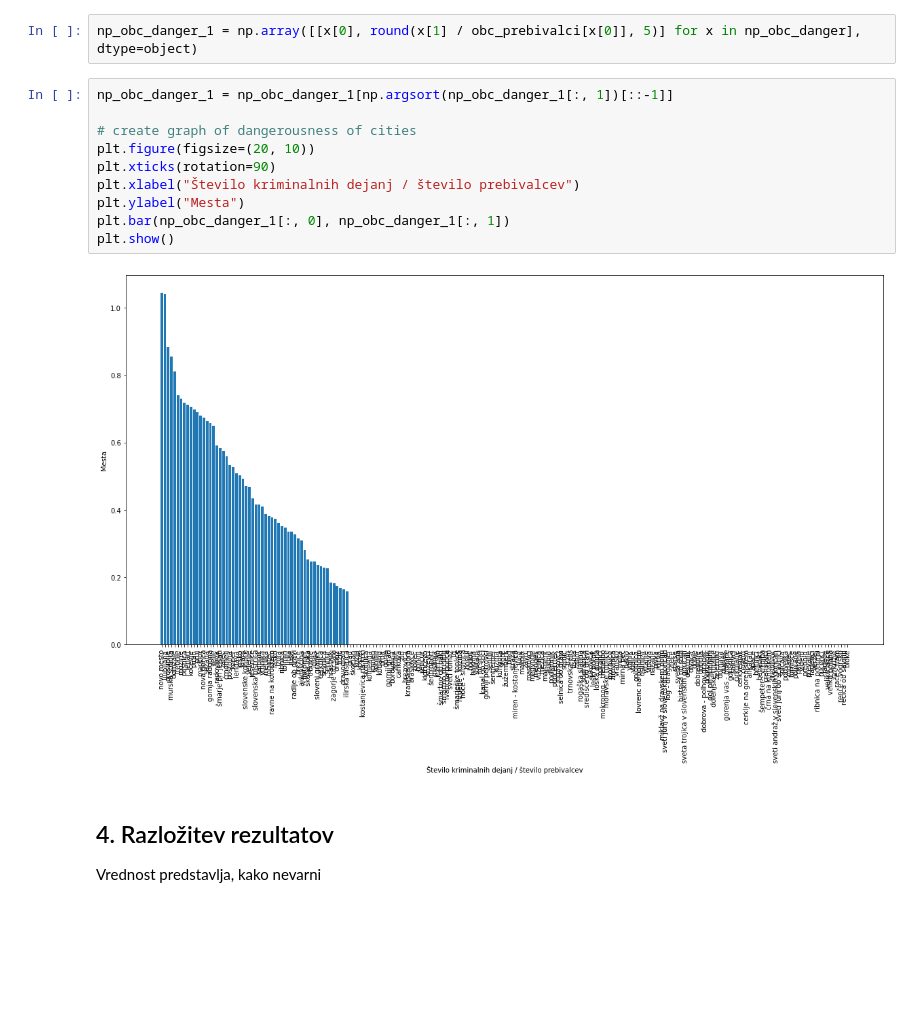
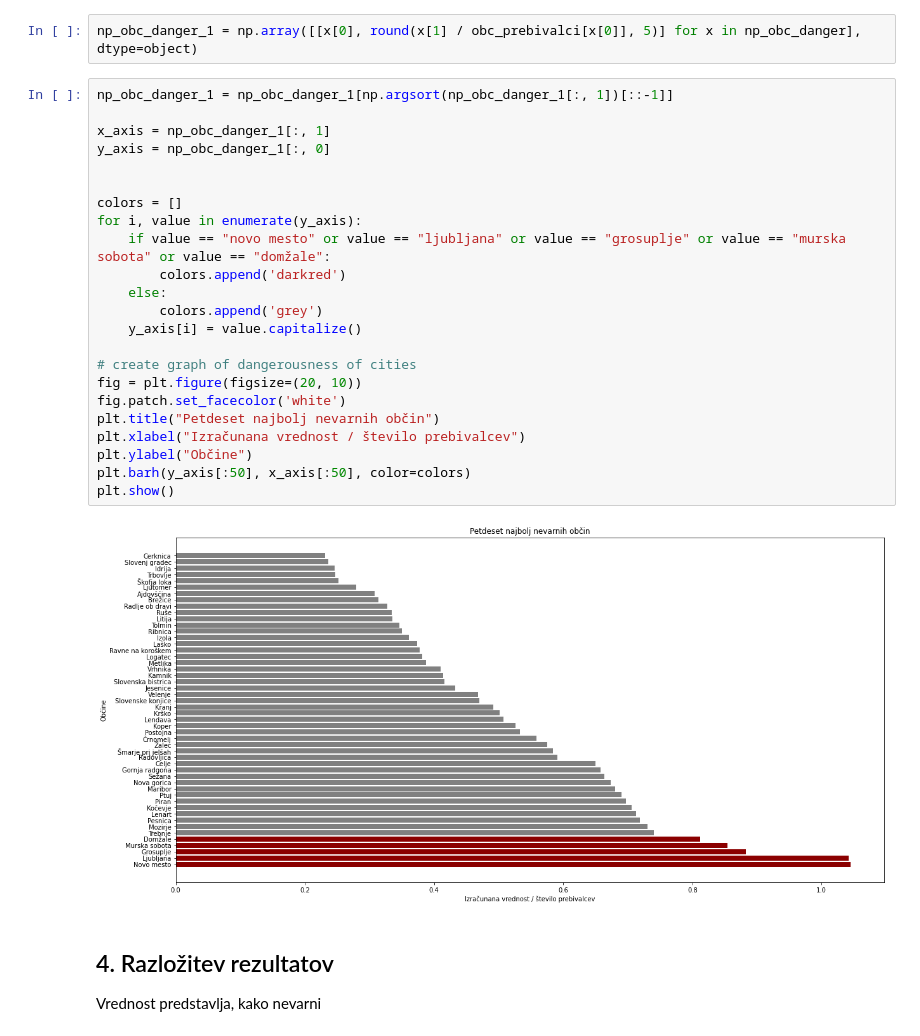
Before and after one commit to zrezke/PR21mlfjis, a Jupyter notebook: data_processing/varnost_posameznih_obcin.ipynb, the cells around one changed output. Saved outputs shown, nothing was run; the diff lists cells and outputs as text; blank space fills up the shorter version.

```diff
--- a/data_processing/varnost_posameznih_obcin.ipynb
+++ b/data_processing/varnost_posameznih_obcin.ipynb
@@ -149,18 +149,31 @@ Sedaj delim rezultate z številom prebivalcev. Število prebivalcev datuma 1. ju
 obc_prebivalci = dict((str.lower(x[0]), int(x[2])) for x in obcine)
 # %%
 np_obc_danger_1 = np.array([[x[0], round(x[1] / obc_prebivalci[x[0]], 5)] for x in np_obc_danger], dtype=object)
-# %%
-np_obc_danger_1 = np_obc_danger_1[np.argsort(np_obc_danger_1[:, 1])[::-1]]
-
-# create graph of dangerousness of cities
-plt.figure(figsize=(20, 10))
-plt.xticks(rotation=90)
-plt.xlabel("Število kriminalnih dejanj / število prebivalcev")
-plt.ylabel("Mesta")
-plt.bar(np_obc_danger_1[:, 0], np_obc_danger_1[:, 1])
-plt.show()
-# %% [output]
-[figure, removed]
+# %%
+np_obc_danger_1 = np_obc_danger_1[np.argsort(np_obc_danger_1[:, 1])[::-1]]
+
+x_axis = np_obc_danger_1[:, 1]
+y_axis = np_obc_danger_1[:, 0]
+
+
+colors = []
+for i, value in enumerate(y_axis):
+    if value == "novo mesto" or value == "ljubljana" or value == "grosuplje" or value == "murska sobota" or value == "domžale":
+        colors.append('darkred')
+    else:
+        colors.append('grey')
+    y_axis[i] = value.capitalize()
+
+# create graph of dangerousness of cities
+fig = plt.figure(figsize=(20, 10))
+fig.patch.set_facecolor('white')
+plt.title("Petdeset najbolj nevarnih občin")
+plt.xlabel("Izračunana vrednost / število prebivalcev")
+plt.ylabel("Občine")
+plt.barh(y_axis[:50], x_axis[:50], color=colors)
+plt.show()
+# %% [output]
+[figure, added]
 # %% [markdown]
 ## 4. Razložitev rezultatov
 
```
Also changed, not shown: 4 other files.
